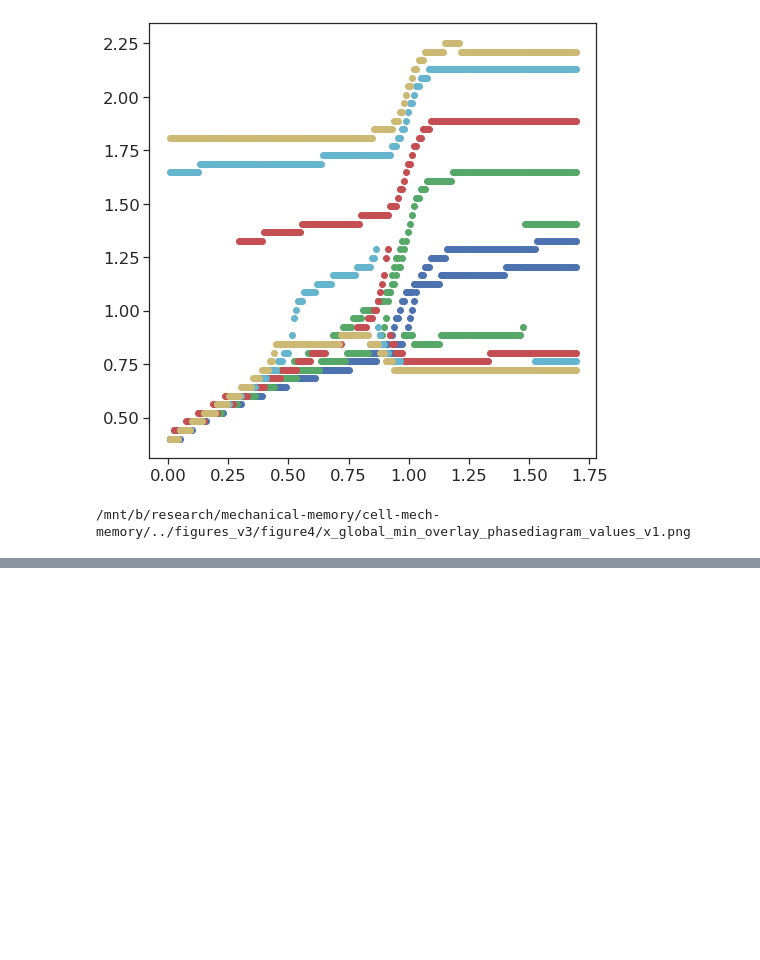
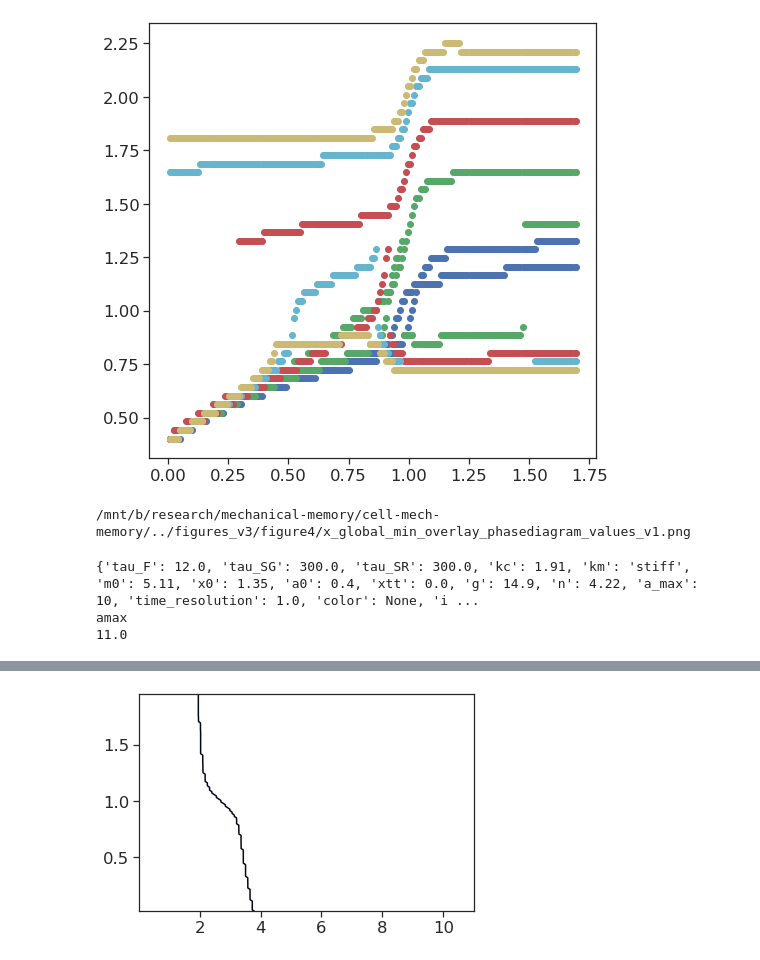
Before and after one commit to chris-price19/cell-mech-memory, a Jupyter notebook: profiles_stiff_genes_v4.ipynb, the cells around one changed output, grey strips where cells are left out. Cells and saved outputs as stored; diff of their text form; code cells hidden in the pictures; blank space fills up the shorter version.

```diff
--- a/profiles_stiff_genes_v4.ipynb
+++ b/profiles_stiff_genes_v4.ipynb
@@ -190,7 +180,7 @@ a_space = np.linspace(0.01, 5., res)
 params['x_c'] = x_crit(params['n'])
 m_space = np.linspace(0.05, 11., res)
 params['m_space'] = m_space
-params['res'] = 250
+params['grid_resolution'] = 250
 
 U_data, U_mins, x_arr_max, gmin_overm, b1_overm, b2_overm, inf_overm, capture2minima, capture_mvals, capmax, barrier_heights = collect_minima(U, m_space, x_space, a_space, params)
 mtst2, x_cvals, newlowlines, newhighlines = calc_PD_rates(params)
@@ -313,3 +303,79 @@ if saveall:
 [figure]
 [figure]
 /mnt/b/research/mechanical-memory/cell-mech-memory/../figures_v3/figure4/x_global_min_overlay_phasediagram_values_v1.png
+# %%
+#### Energy dependent alpha increase and decrease
+
+resultsDF = pd.DataFrame(columns=['m_profile','t_space','x_prof','alpha_prof','active_region','deltaV'])
+resultsDF2 = pd.DataFrame(columns=['m_profile','t_space','x_prof','alpha_prof','active_region','deltaV'])
+
+def set_params(file=None):
+    params = {}
+    if file:
+        with open(file, 'r') as f:
+            params = json.load(f)
+    else:
+#         params['tau'] = .98
+        params['tau_F'] = 12. # params['tau'] * 2
+        params['tau_SG'] = 300. #params['tau'] * 150
+        params['tau_SR'] = params['tau_SG']
+
+        params['kc'] = 1.91 # '-stiff' # 0.98 # 'linear' # 0.5 #'soft' 1.
+        params['km'] = 'stiff'
+        params['m0'] = 5.11
+        params['x0'] = 1.35;
+        params['a0'] = 0.4; params['xtt'] = 0.
+        params['g'] = 14.9
+        params['n'] = 4.22
+
+        params['a_max'] = 10
+
+        params['time_resolution'] = 1.
+#         params['type'] = 'stiff'
+        params['color'] = None
+        params['input_m'] = []
+
+        params['tau_R0'] = 207 # params['tau_SG'] #* 2
+#         params['TV0SR'] = 1.
+#         params['TV0SG'] = 8.
+        params['TV0SR'] = params['x0']
+        params['TV0SG'] = params['x0']
+
+        params['dynamics'] = 'updated_exp' # 'exp_dynamicTS'
+        params['eps'] = (0., 1., 0.0) # mean, std, magnitude
+
+        params['grid_resolution'] = 150
+
+    return params
+
+ins = np.array(
+    [
+        [24, 2.],
+        [180, 10.],
+        [360, 2.],
+    ]
+        )
+
+params = set_params()
+# params = set_params('./figures/figure4_dynamics_profiles/perm_mem_v2.png.json')
+# ins = np.array(params['input_m'][0])
+
+print(params)
+params['x_c'] = x_crit(params['n']);
+m_profile = build_mprof(ins, params['time_resolution'])
+params['m_space'] = np.linspace(np.amin([0.1, np.amin(m_profile)]), np.amax(m_profile)*1., int(params['grid_resolution']))
+m_c = scipy.optimize.fsolve(m_crit_general, 0.5, args=(params), xtol=1e-10)[0] / params['m0']
+params['m_c'] = m_c
+params['a_c'] = alpha_crit(params['m_space'], params);
+calc_PD_rates(params, display = True)
+# resultsDF, params, priming_times, memory_times, stiffP, stiffA = run_profile(integrate_profile, ins, params, resultsDF)
+
+# mech_stats = np.abs(stiffP - stiffA) / params['m0']
+
+# params['a_c'] = params['a_c'].tolist()
+# print(np.amin(resultsDF['tSG']), np.mean(resultsDF['tSG']), np.amax(resultsDF['tSG']))
+# print(resultsDF['active_region'])
+# %% [output]
+{'tau_F': 12.0, 'tau_SG': 300.0, 'tau_SR': 300.0, 'kc': 1.91, 'km': 'stiff', 'm0': 5.11, 'x0': 1.35, 'a0': 0.4, 'xtt': 0.0, 'g': 14.9, 'n': 4.22, 'a_max': 10, 'time_resolution': 1.0, 'color': None, 'i ...
+amax
+11.0
@@ -316 +400,2 @@ if saveall:
+[figure, added]
 # %%
```
Also changed, not shown: parts of 5 cells of this notebook, 6 other files.
